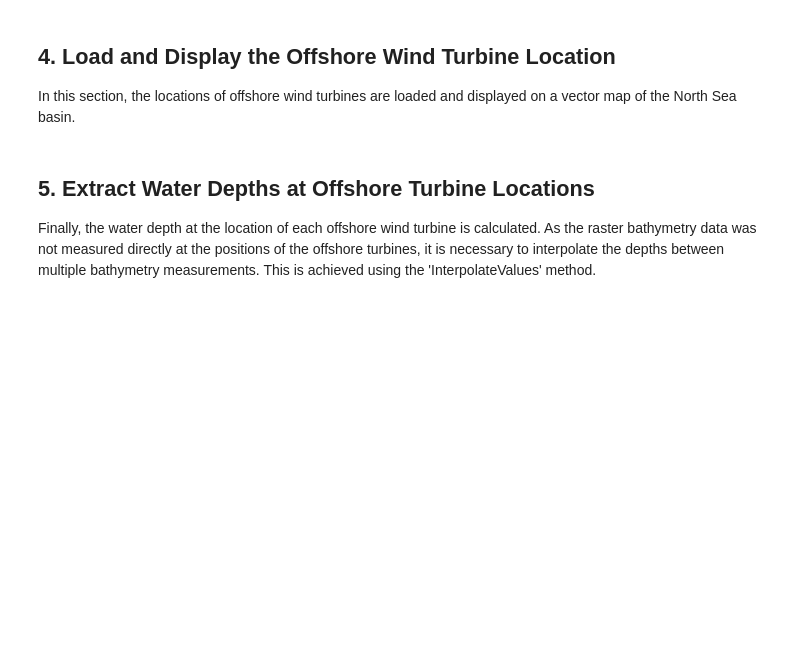
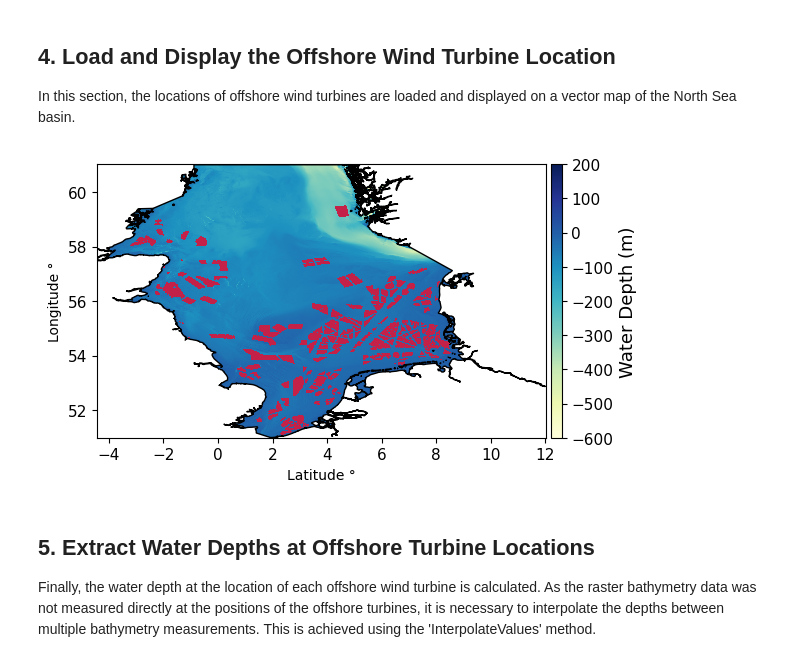
Before and after one commit to FZJ-IEK3-VSA/geokit, a Jupyter notebook: Examples/example_07_determine_offshore_turbine_depths.ipynb, the cells around one changed output. Saved outputs shown, nothing was run; the diff lists cells and outputs as text; code cells hidden in the pictures; blank space fills up the shorter version.

```diff
--- a/Examples/example_07_determine_offshore_turbine_depths.ipynb
+++ b/Examples/example_07_determine_offshore_turbine_depths.ipynb
@@ -198,47 +231,47 @@ In this section, the locations of offshore wind turbines are loaded and displaye
 offshore_wind_points = gk.vector.extractFeatures(source=str(offshore_wind_points_path))
 # %%
 # Display the offshore wind turbines on a vector map of the North Sea basin.
-import matplotlib.pyplot as plt
-import numpy as np
-from mpl_toolkits.axes_grid1 import make_axes_locatable
-
-ax3 = plt.axes()
-divider = make_axes_locatable(ax3)
-cax = divider.append_axes("right", size="5%", pad=0.05)
+fig3, ax3 = plt.subplots(figsize=(6, 6))
 
 
-axh3 = gk.drawRaster(
+axh3_raster = gk.drawRaster(
     source=northSeaRasterWarped,
     srs=gk.srs.EPSG4326,
     figsize=(6, 6),
     vmin=-600,
     vmax=200,
     fontsize=11,
-    cbar=False,
-    ax=ax3.axes,
+    cbar=True,
+    ax=ax3,
     cmap="YlGnBu",
+    cbarTitle="Water Depth (m)",
 )
 
-plt.colorbar(
-    axh3.handles,
-    cax=cax,
-    label="Water Depth (m)",
-    # cbarTitle="Water Depth (m)",
-)
-axh3 = gk.drawGeoms(sea_basins, srs=gk.srs.EPSG4326, ax=axh3.ax, fc="none", fontsize=11, simplificationFactor=None)
-# axh3 = gk.drawGeoms(
-#     offshore_wind_points, srs=gk.srs.EPSG4326, ax=axh3.ax, fontsize=11, simplificationFactor=None, marker=","
-# )
-axh3 = gk.drawGeoms(
-    offshore_wind_points,
+
+axh3_seabasin = gk.drawGeoms(
+    sea_basins,
     srs=gk.srs.EPSG4326,
-    ax=axh3.ax,
+    ax=axh3_raster,
+    fc="none",
     fontsize=11,
     simplificationFactor=None,
 )
+axh3_complete = gk.drawGeoms(
+    offshore_wind_points,
+    srs=gk.srs.EPSG4326,
+    ax=axh3_seabasin,
+    fontsize=11,
+    simplificationFactor=None,
+    marker=",",
+)
 
-axh3.ax.set_ylabel("Longitude °")
-axh3.ax.set_xlabel("Latitude °")
+
+axh3_complete.ax.set_ylabel("Longitude °")
+axh3_complete.ax.set_xlabel("Latitude °")
+output_path_to_figure_3 = current_working_directory.joinpath("complete_figure_example_7.svg")
+fig3.savefig(fname=output_path_to_figure_3, bbox_inches="tight")
+# %% [output]
+[figure, added]
 # %% [markdown]
 ## 5. Extract Water Depths at Offshore Turbine Locations
 
```
Also changed, not shown: parts of 11 cells of this notebook, 1 other file.
